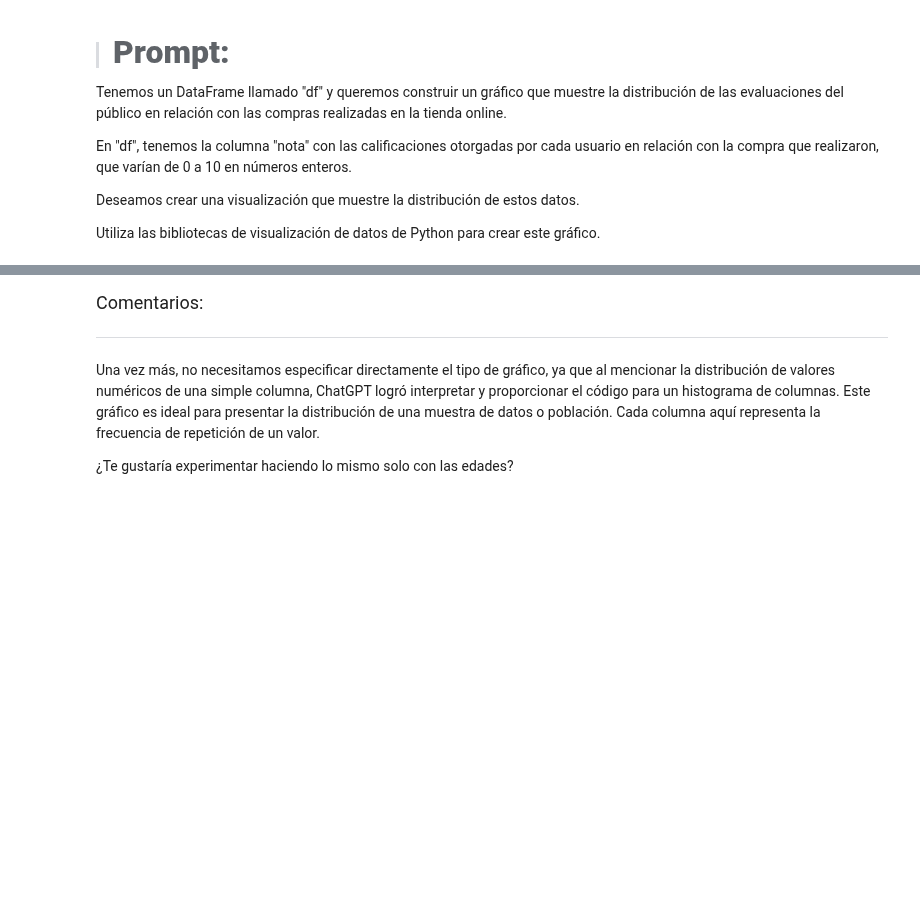
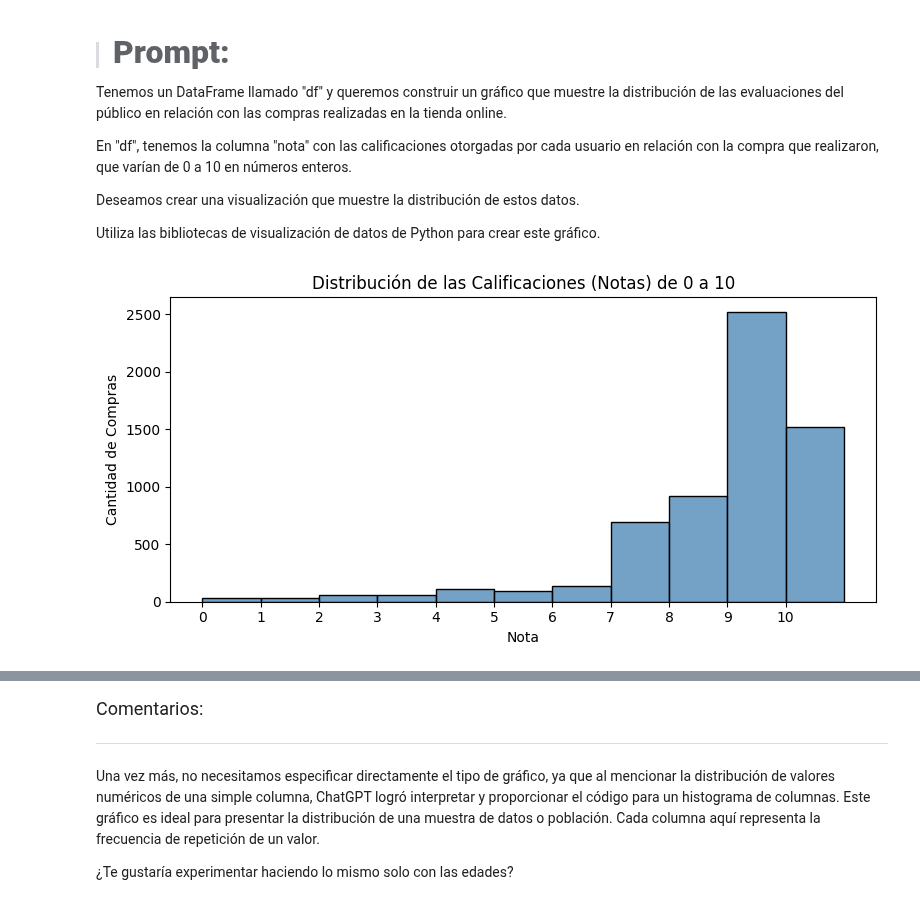
Before and after one commit to Monica-Restrepo/clases-programacion, a Jupyter notebook: ia_aplicada_a_ciencia_de_datos.ipynb, the cells around one changed output, grey strips where cells are left out. Drawn from its saved outputs; the diff is of its cells as text; code cells hidden in the pictures; blank space fills up the shorter version.

```diff
--- a/ia_aplicada_a_ciencia_de_datos.ipynb
+++ b/ia_aplicada_a_ciencia_de_datos.ipynb
@@ -751,3 +789,26 @@ En "df", tenemos la columna "nota" con las calificaciones otorgadas por cada usu
 Deseamos crear una visualización que muestre la distribución de estos datos.
 
 Utiliza las bibliotecas de visualización de datos de Python para crear este gráfico.
+# %%
+import matplotlib.pyplot as plt
+import seaborn as sns
+
+plt.figure(figsize=(8, 4))
+
+# Histograma: un bin por cada entero de 0 a 10
+sns.histplot(
+    data=df,
+    x='nota',
+    bins=range(0, 12),    # rangos 0–10 con un bin por entero
+    kde=False,            # sin curva KDE, solo conteos
+    color='steelblue'
+)
+
+plt.title('Distribución de las Calificaciones (Notas) de 0 a 10')
+plt.xlabel('Nota')
+plt.ylabel('Cantidad de Compras')
+plt.xticks(range(0, 11))  # Mostrar ticks de 0 a 10
+plt.tight_layout()
+plt.show()
+# %% [output]
+[figure, added]
```
Also changed, not shown: parts of 7 cells of this notebook.
